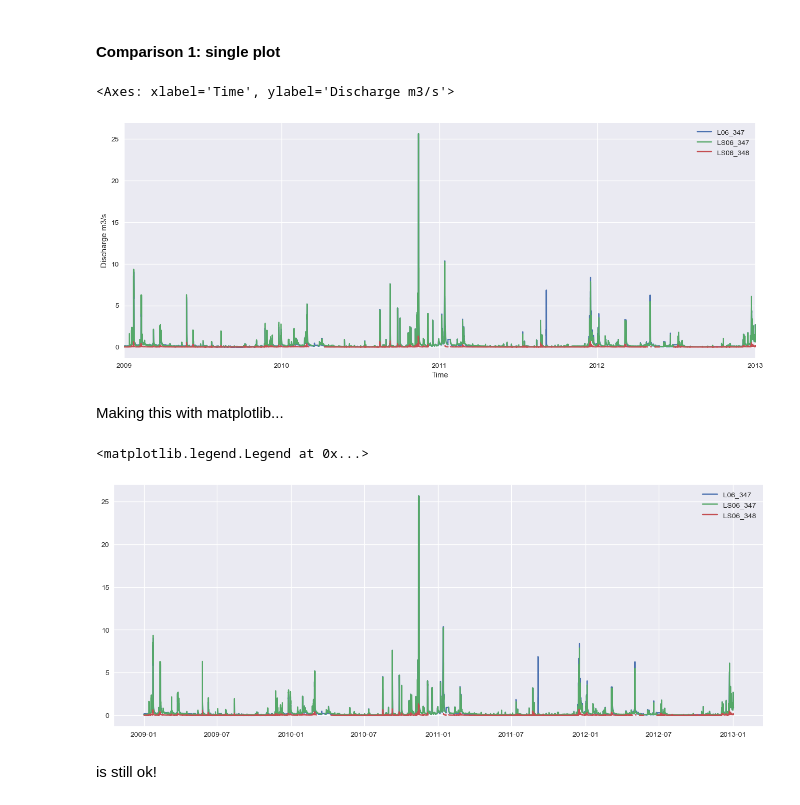
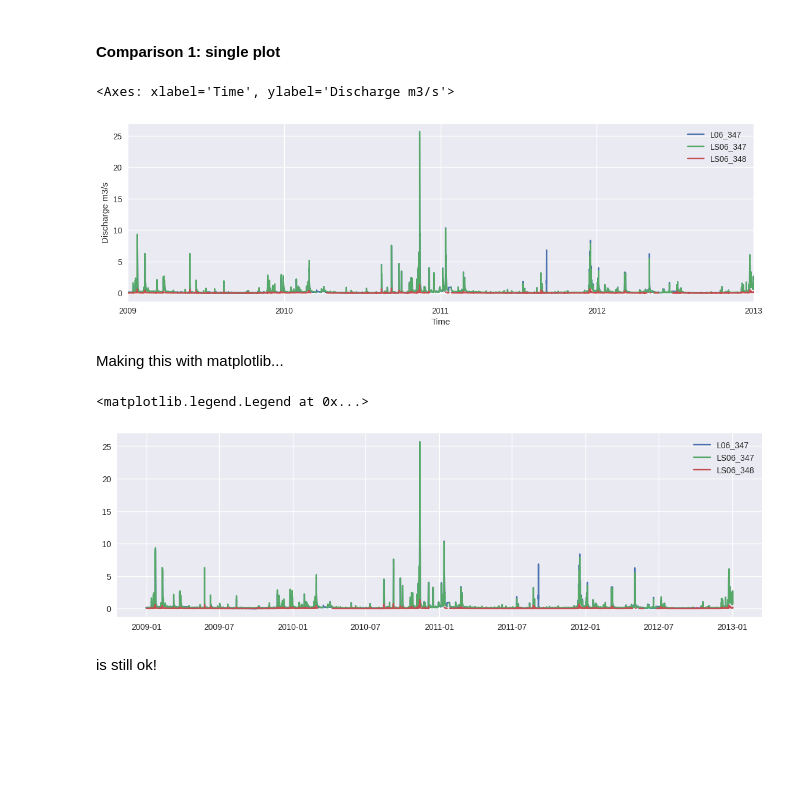
Before and after one commit to jorisvandenbossche/course-python-data, a Jupyter notebook: notebooks/visualization_01_matplotlib.ipynb, the cells around one changed output. Saved outputs shown, nothing was run; the diff lists cells and outputs as text; code cells hidden in the pictures; blank space fills up the shorter version.

```diff
--- a/notebooks/visualization_01_matplotlib.ipynb
+++ b/notebooks/visualization_01_matplotlib.ipynb
@@ -369,19 +367,19 @@ Under the hood, it creates an Matplotlib Figure with an Axes object.
 # %% [markdown]
 #### Comparison 1: single plot
 # %%
-flowdata.plot(figsize=(16, 6), ylabel="Discharge m3/s") # SHIFT + TAB this!
+flowdata.plot(figsize=(14, 4), ylabel="Discharge m3/s") # SHIFT + TAB this!
 # %% [output]
 <Axes: xlabel='Time', ylabel='Discharge m3/s'>
-[figure, old version]
+[figure, new version]
 # %% [markdown]
 Making this with matplotlib...
 # %%
-fig, ax = plt.subplots(figsize=(16, 6))
+fig, ax = plt.subplots(figsize=(14, 4))
 ax.plot(flowdata)
 ax.legend(["L06_347", "LS06_347", "LS06_348"])
 # %% [output]
 <matplotlib.legend.Legend at 0x...>
-[figure, old version]
+[figure, new version]
 # %% [markdown]
 is still ok!
 # %% [markdown]
```
Also changed, not shown: parts of 14 cells of this notebook, 3 other files.
